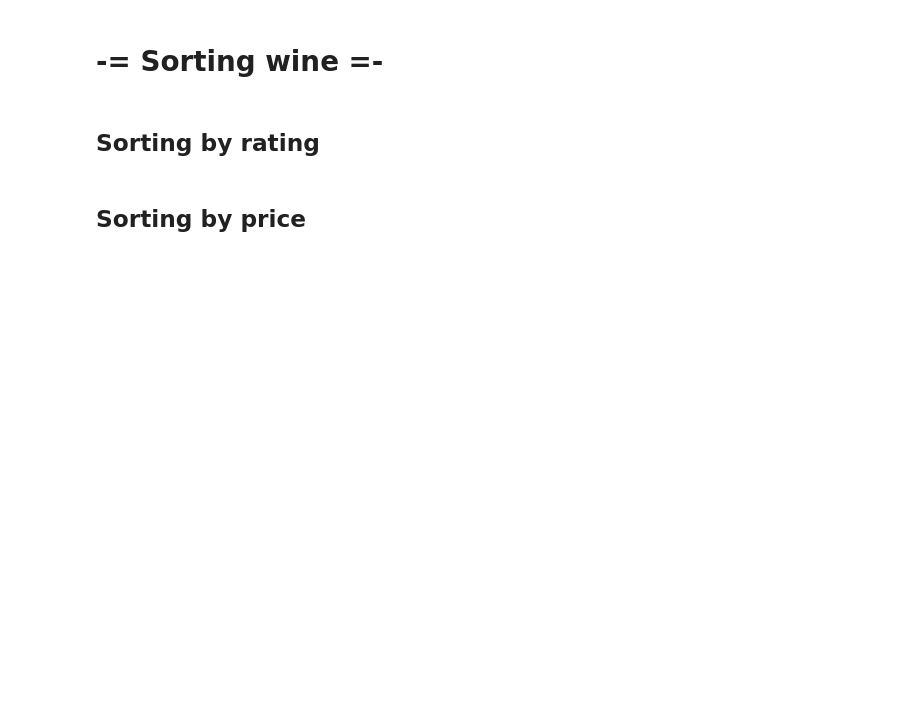
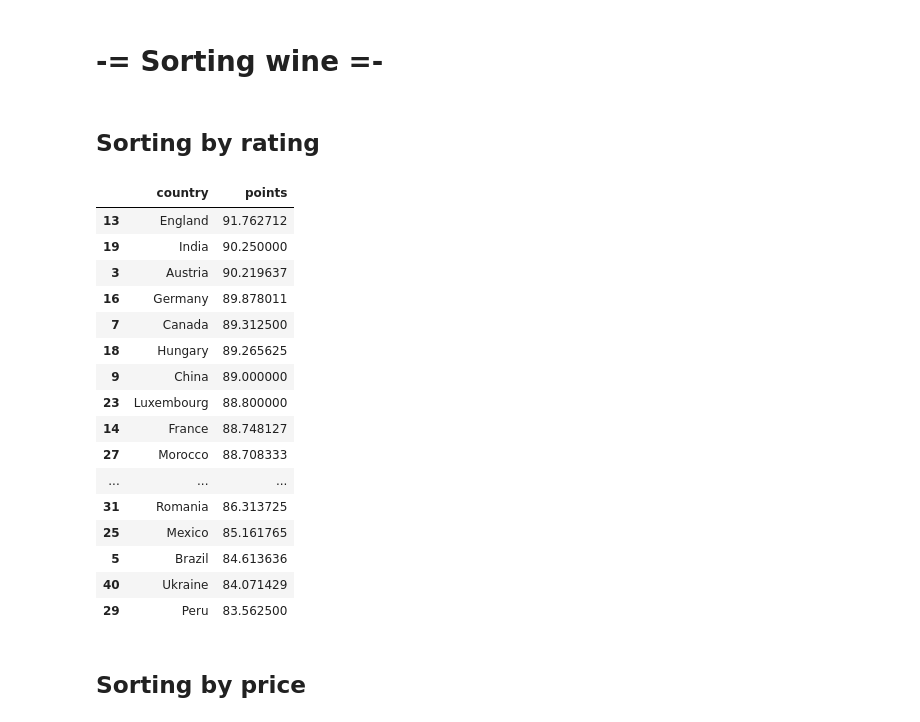
Before and after one commit to SergeyTrubnikov/wine_analysis, a Jupyter notebook: wine_analysis.ipynb, the cells around one changed output. Drawn from its saved outputs; the diff is of its cells as text; code cells hidden in the pictures; blank space fills up the shorter version.

```diff
--- a/wine_analysis.ipynb
+++ b/wine_analysis.ipynb
@@ -20,6 +20,26 @@ wine_df = pd.read_csv(wine_file, sep=",")
 wine_sorted_by_rating = wine_df.groupby("country", as_index=False)["country", "points"].agg(np.mean)
 # %%
 wine_sorted_by_rating = wine_sorted_by_rating.sort_values(by="points", ascending=False)
+# %%
+wine_sorted_by_rating
+# %% [output]
+|  | country | points |
+| 13 | England | 91.762712 |
+| 19 | India | 90.250000 |
+| 3 | Austria | 90.219637 |
+| 16 | Germany | 89.878011 |
+| 7 | Canada | 89.312500 |
+| 18 | Hungary | 89.265625 |
+| 9 | China | 89.000000 |
+| 23 | Luxembourg | 88.800000 |
+| 14 | France | 88.748127 |
+| 27 | Morocco | 88.708333 |
+| ... | ... | ... |
+| 31 | Romania | 86.313725 |
+| 25 | Mexico | 85.161765 |
+| 5 | Brazil | 84.613636 |
+| 40 | Ukraine | 84.071429 |
+| 29 | Peru | 83.562500 |
 # %% [markdown]
 ## Sorting by price
 # %%
```
Also changed, not shown: parts of 1 cell of this notebook.
